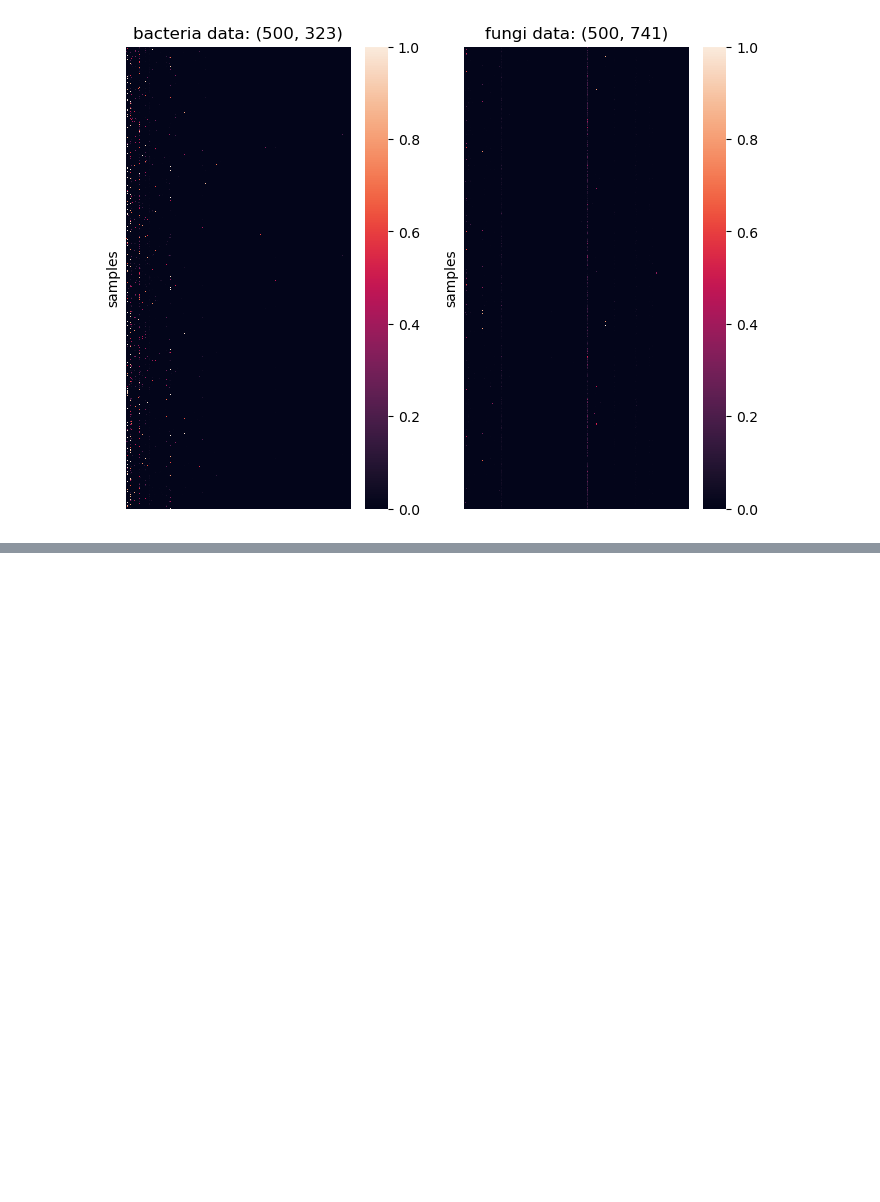
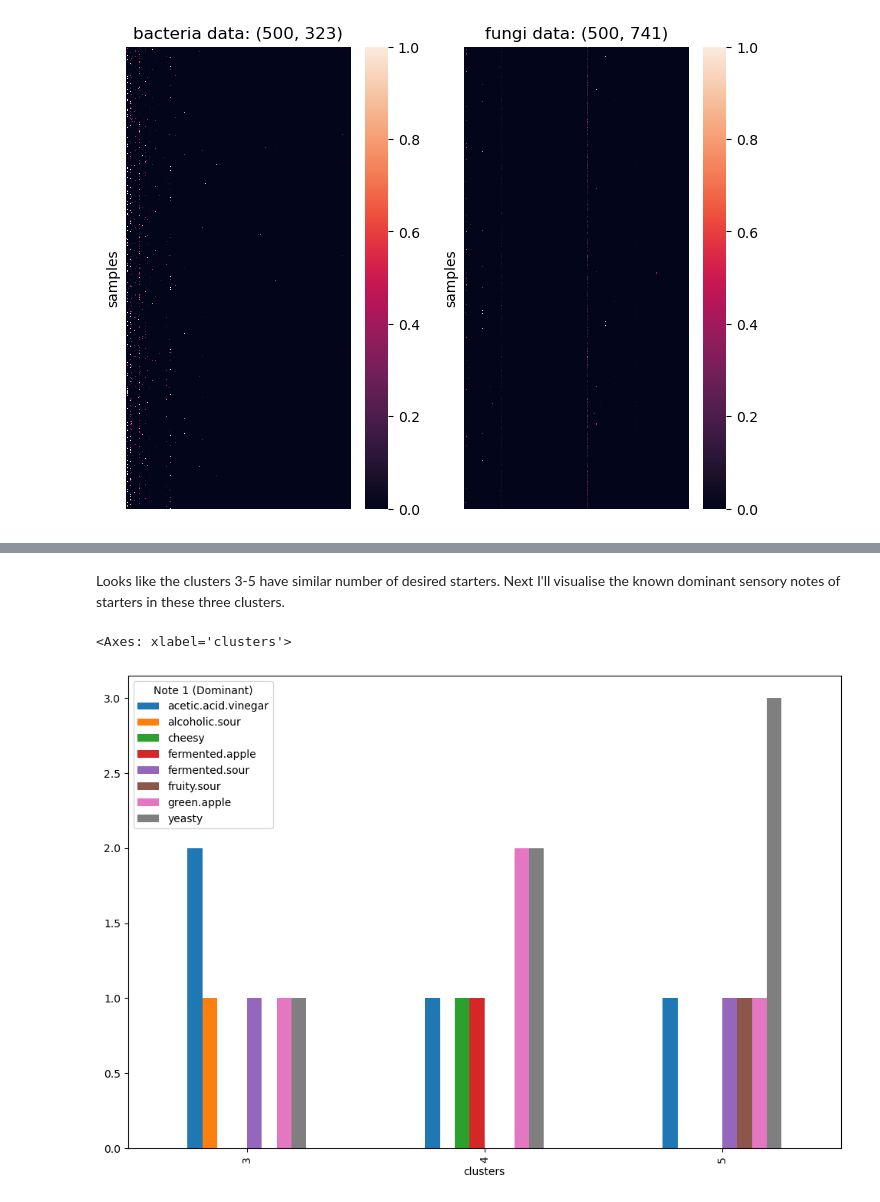
Before and after one commit to Geoff-CQW/sourdough, a Jupyter notebook: sourdough analytics.ipynb, the cells around one changed output, grey strips where cells are left out. Saved outputs shown, nothing was run; the diff lists cells and outputs as text; code cells hidden in the pictures; blank space fills up the shorter version.

```diff
--- a/sourdough analytics.ipynb
+++ b/sourdough analytics.ipynb
@@ -165,0 +321,13 @@ Unfortunately that didn't work that well, while I managed to half the dimensions
+# %% [markdown]
+Looks like the clusters 3-5 have similar number of desired starters. Next I'll visualise the known dominant sensory notes of starters in these three clusters.
+# %%
+sensory = sensory.merge(groups.loc[:, ['samples','clusters']], left_on='Sample', right_on='samples')
+
+clusts = sensory[sensory['clusters'].isin([3,4,5])][['clusters','Note 1 (Dominant)','samples']]
+
+clusts_grp = clusts.groupby(['clusters','Note 1 (Dominant)'], as_index=False).count()
+
+clusts_grp.pivot(index='clusters', columns='Note 1 (Dominant)', values='samples').plot(kind='bar', figsize=(12,8))
+# %% [output]
+<Axes: xlabel='clusters'>
+[figure, added]
```
Also changed, not shown: parts of 19 cells of this notebook.
